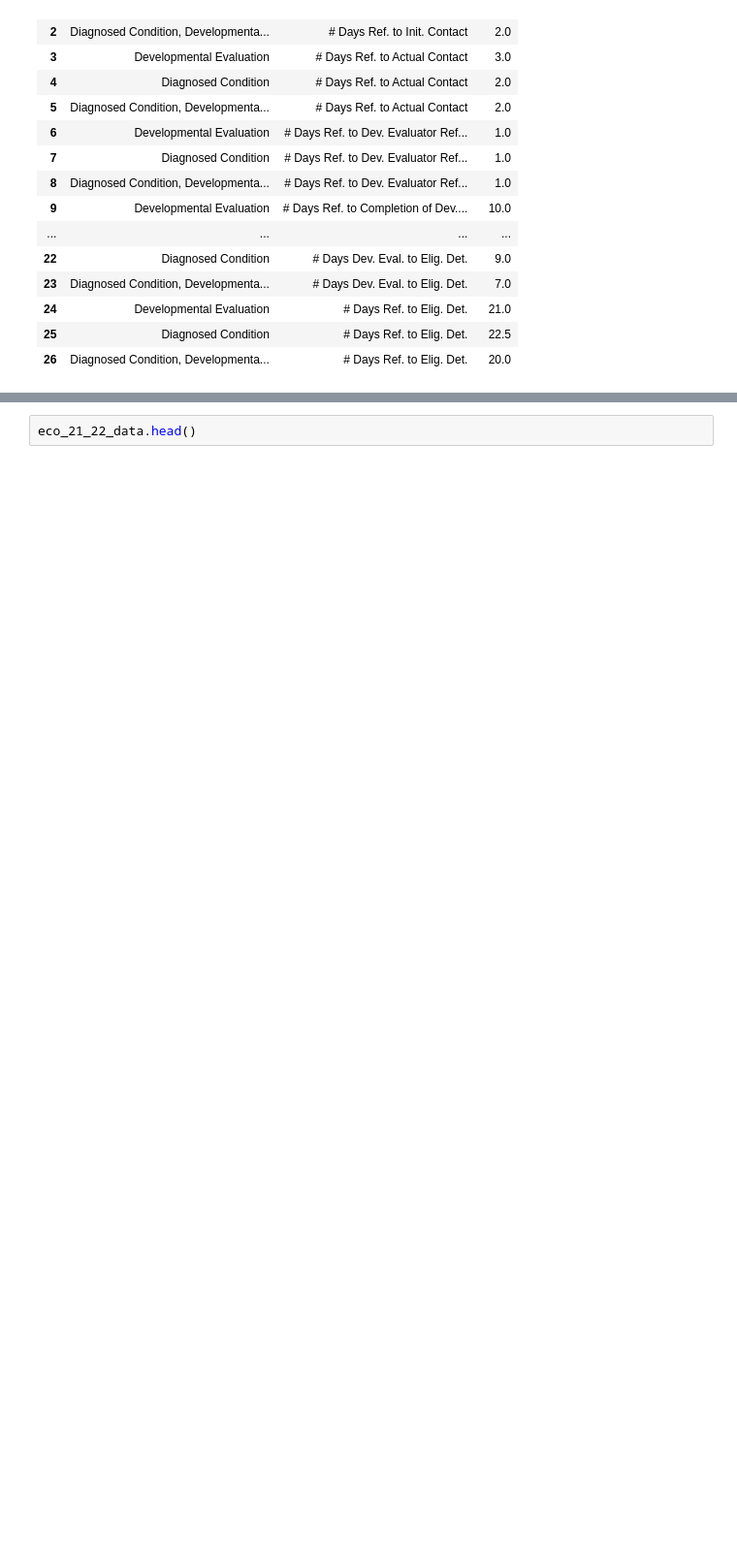
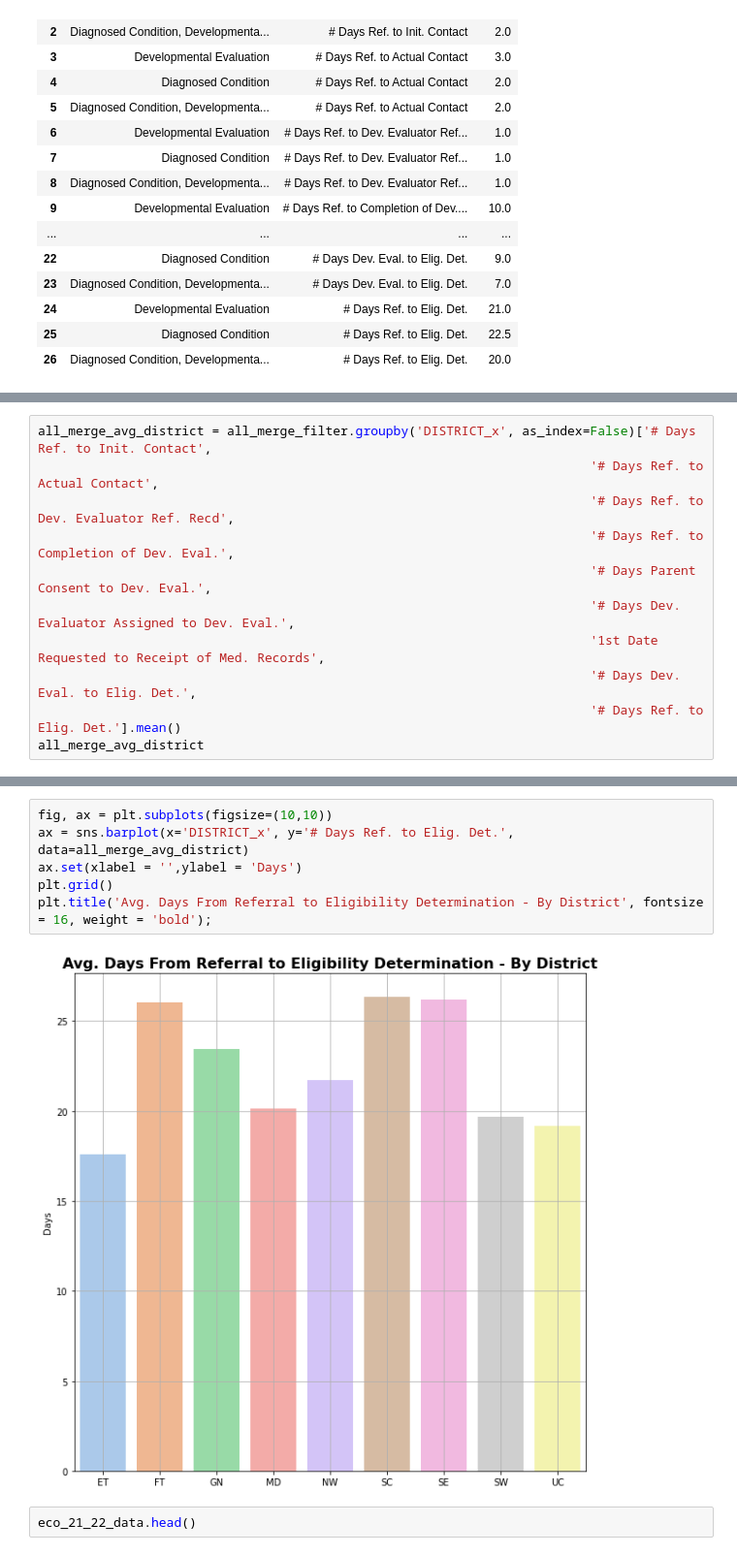
Before and after one commit to NSS-Data-Analytics-Cohort-7/didd-newbalancesonthebloc, a Jupyter notebook: Notebook/DIDD_partner_project.ipynb, the cells around one changed output, grey strips where cells are left out. Shown: that part at 97% size. Saved outputs shown, nothing was run; the diff lists cells and outputs as text; blank space fills up the shorter version.

```diff
--- a/Notebook/DIDD_partner_project.ipynb
+++ b/Notebook/DIDD_partner_project.ipynb
@@ -694,0 +614,11 @@ ax.set(xlabel = '',ylabel = 'Days');
+# %%
+all_merge_avg_district = all_merge_filter.groupby('DISTRICT_x', as_index=False)['# Days Ref. to Init. Contact',
+                                                                         '# Days Ref. to Actual Contact',
+                                                                         '# Days Ref. to Dev. Evaluator Ref. Recd',
+                                                                         '# Days Ref. to Completion of Dev. Eval.',
+                                                                         '# Days Parent Consent to Dev. Eval.',
+                                                                         '# Days Dev. Evaluator Assigned to Dev. Eval.',
+                                                                         '1st Date Requested to Receipt of Med. Records',
+                                                                         '# Days Dev. Eval. to Elig. Det.',
+                                                                         '# Days Ref. to Elig. Det.'].mean()
+all_merge_avg_district
@@ -695,3 +636,11 @@ ax.set(xlabel = '',ylabel = 'Days');
+# %%
+fig, ax = plt.subplots(figsize=(10,10))
+ax = sns.barplot(x='DISTRICT_x', y='# Days Ref. to Elig. Det.', data=all_merge_avg_district)
+ax.set(xlabel = '',ylabel = 'Days')
+plt.grid()
+plt.title('Avg. Days From Referral to Eligibility Determination - By District', fontsize = 16, weight = 'bold');
+# %% [output]
+[figure, added]
 # %%
 eco_21_22_data.head()
 # %% [output]
```
Also changed, not shown: parts of 50 cells of this notebook.
